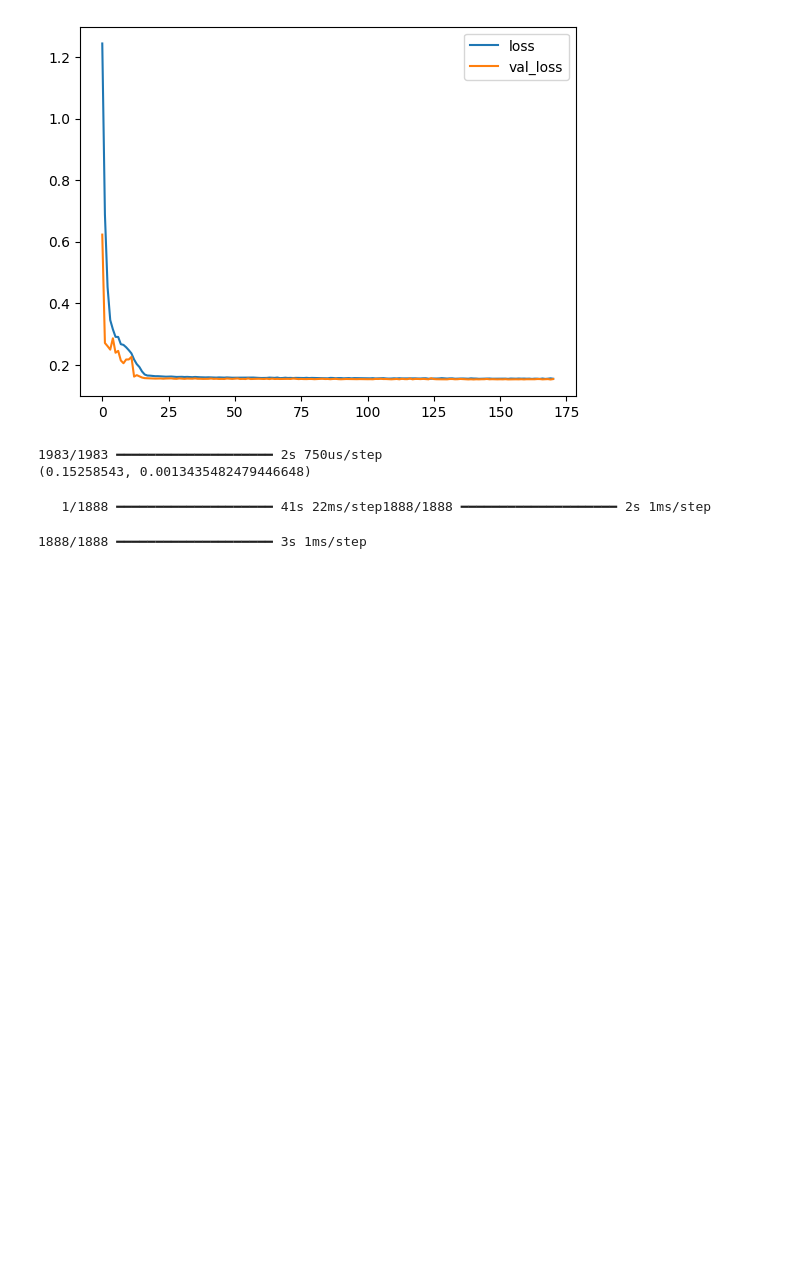
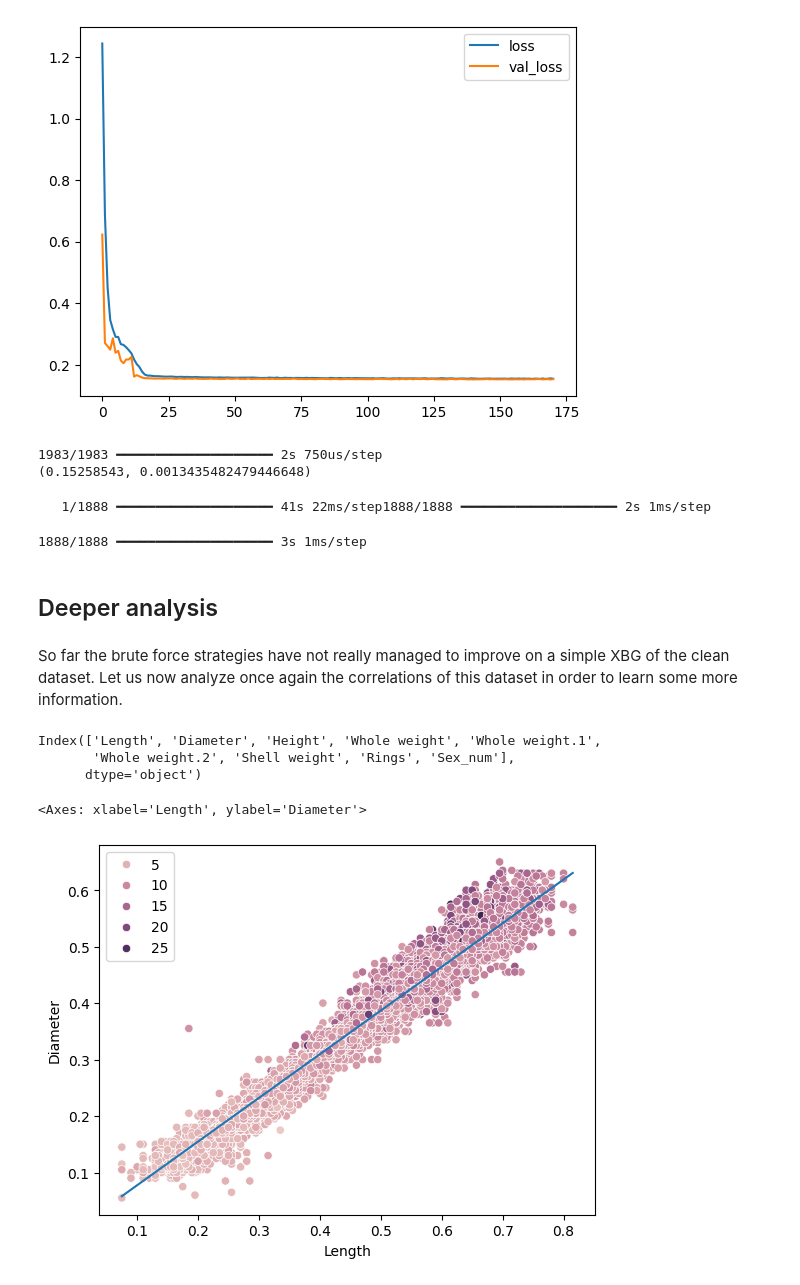
Before and after one commit to NicolasChagnet/kaggle-datasets-analysis, a Jupyter notebook: Abalone Regression/regression_abalone.ipynb, the cells around one changed output. Drawn from its saved outputs; the diff is of its cells as text; code cells hidden in the pictures; blank space fills up the shorter version.

```diff
--- a/Abalone Regression/regression_abalone.ipynb
+++ b/Abalone Regression/regression_abalone.ipynb
@@ -475,3 +475,21 @@ y_predict_nn_df = package_result(test_df, y_predict_nn)
 y_predict_nn_df.round(0).astype("int").to_csv("submissions/xgb_neural_network.csv")
 # %% [output]
 1888/1888 ━━━━━━━━━━━━━━━━━━━━ 3s 1ms/step
+# %% [markdown]
+## Deeper analysis
+# %% [markdown]
+So far the brute force strategies have not really managed to improve on a simple XBG of the clean dataset. Let us now analyze once again the correlations of this dataset in order to learn some more information.
+# %%
+train_clean_df.columns
+# %% [output]
+Index(['Length', 'Diameter', 'Height', 'Whole weight', 'Whole weight.1',
+       'Whole weight.2', 'Shell weight', 'Rings', 'Sex_num'],
+      dtype='object')
+# %%
+# There seems to be a linear relationship between Diameter and Length
+mean_slope_diameter_vs_length = (train_clean_df["Diameter"] / train_clean_df["Length"]).mean()
+sns.scatterplot(train_clean_df, x="Length", y="Diameter", hue="Rings")
+sns.lineplot(x=train_clean_df["Length"], y=mean_slope_diameter_vs_length * train_df["Length"])
+# %% [output]
+<Axes: xlabel='Length', ylabel='Diameter'>
+[figure, added]
```
Also changed, not shown: parts of 37 cells of this notebook, 3 other files.
